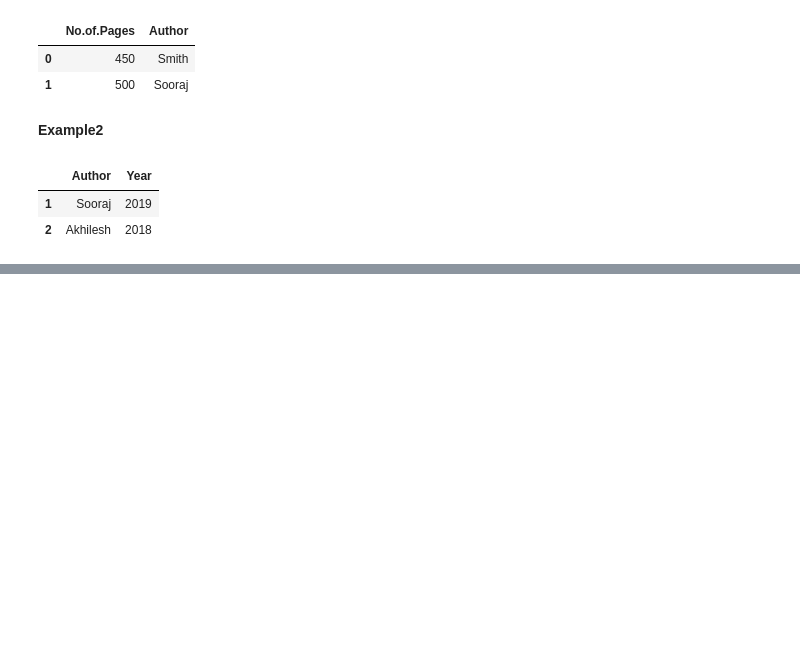
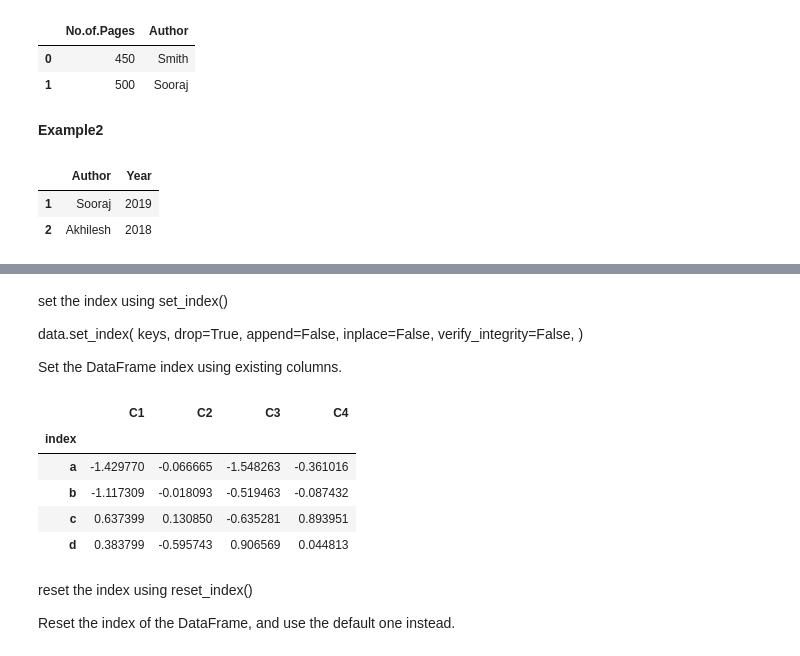
Before and after one commit to jisshub/ML-Bootcamp, a Jupyter notebook: pandas_basics.ipynb, the cells around one changed output, grey strips where cells are left out. Drawn from its saved outputs; the diff is of its cells as text; code cells hidden in the pictures; blank space fills up the shorter version.

```diff
--- a/pandas_basics.ipynb
+++ b/pandas_basics.ipynb
@@ -612,0 +766,26 @@ books_df.loc[[1,2],['Author','Year']]
+# %% [markdown]
+set the index using set_index()
+
+data.set_index(
+    keys,
+    drop=True,
+    append=False,
+    inplace=False,
+    verify_integrity=False,
+)
+
+Set the DataFrame index using existing columns.
+# %%
+data.set_index('index', inplace=True)
+data
+# %% [output]
+|  | C1 | C2 | C3 | C4 |
+| index |  |  |  |  |
+| a | -1.429770 | -0.066665 | -1.548263 | -0.361016 |
+| b | -1.117309 | -0.018093 | -0.519463 | -0.087432 |
+| c | 0.637399 | 0.130850 | -0.635281 | 0.893951 |
+| d | 0.383799 | -0.595743 | 0.906569 | 0.044813 |
+# %% [markdown]
+reset the index using reset_index()
+
+Reset the index of the DataFrame, and use the default one instead.
```
Also changed, not shown: parts of 40 cells of this notebook.
